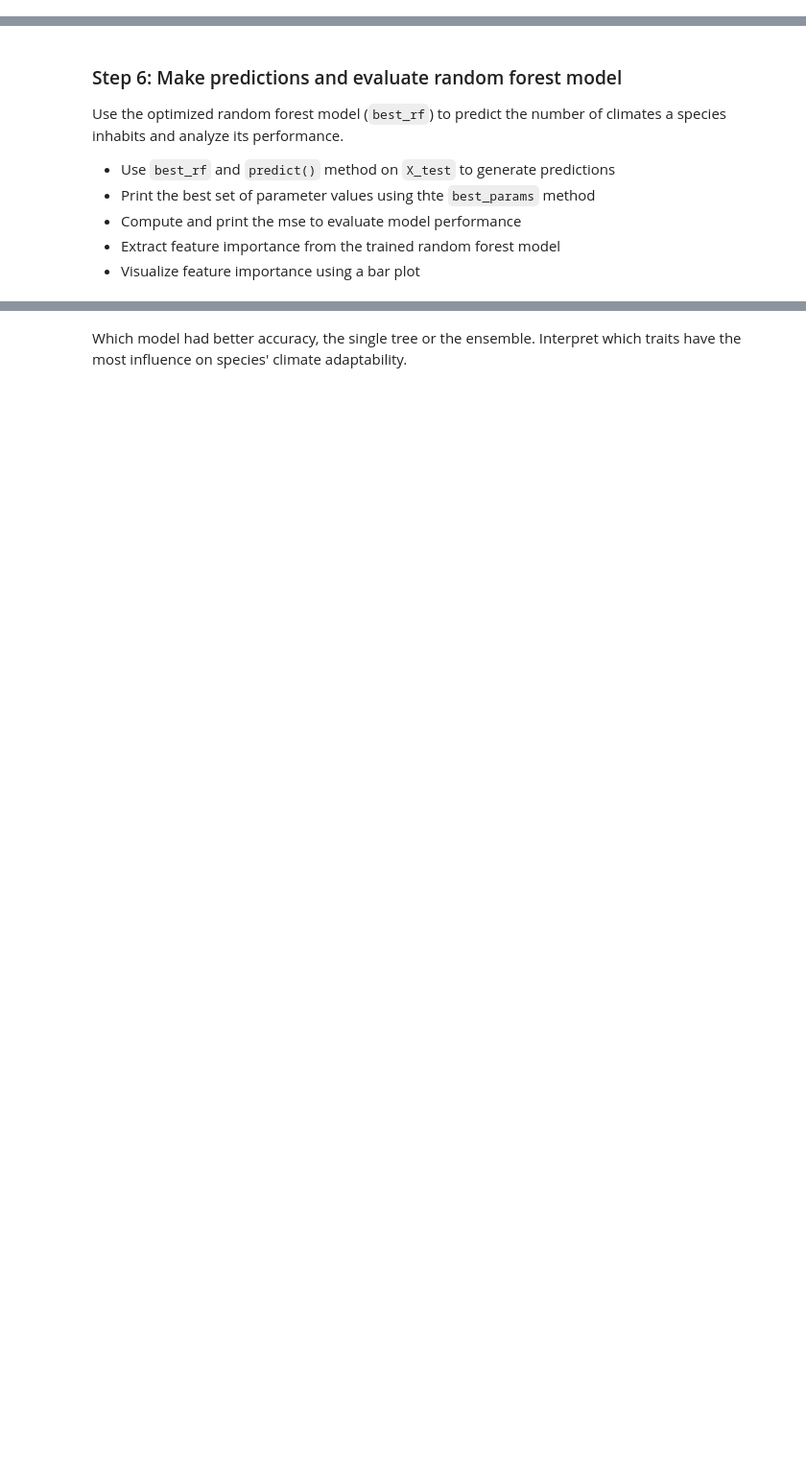
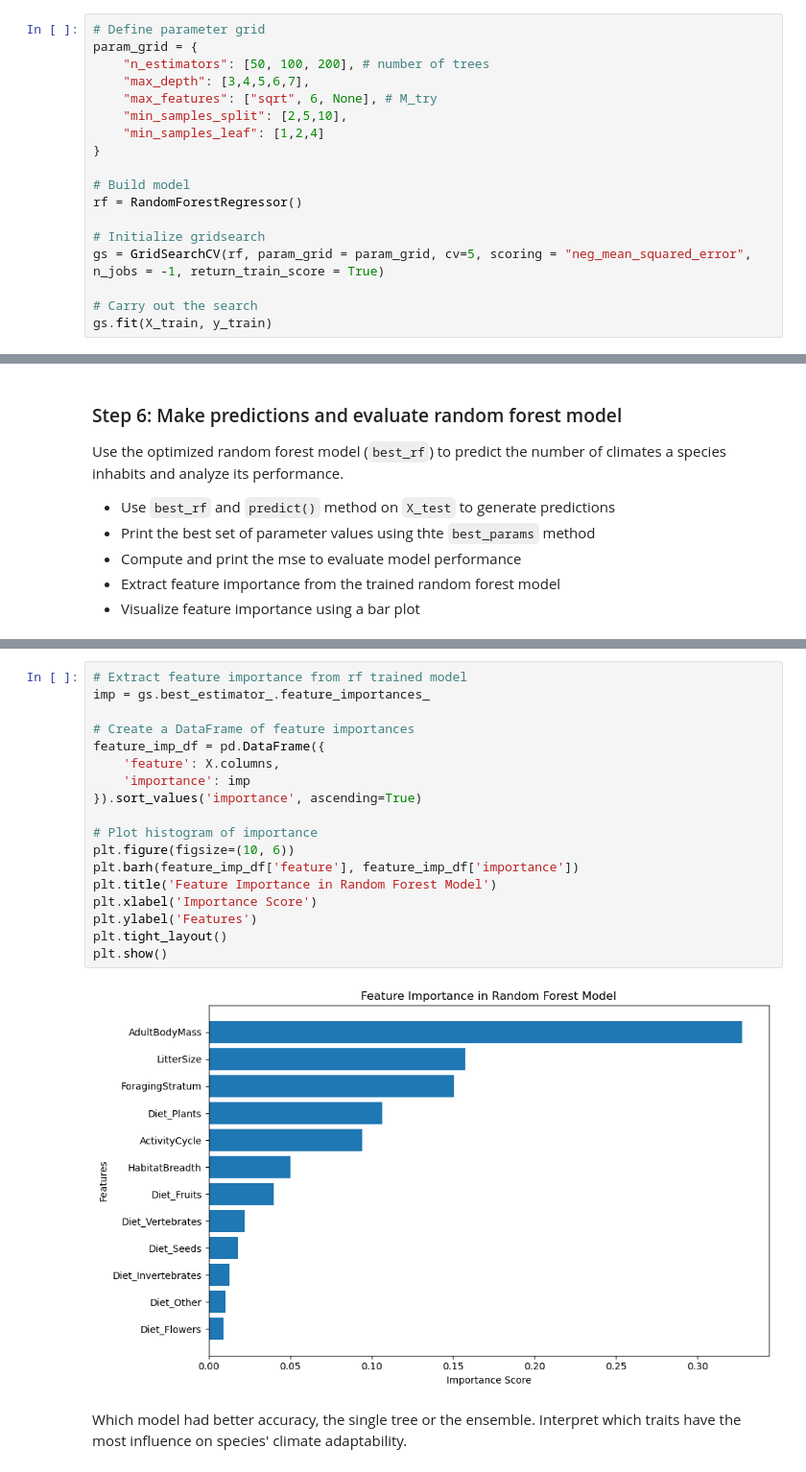
Before and after one commit to ZoeZhouJ/EDS232-labs, a Jupyter notebook: week6/lab6-mammal-traits.ipynb, the cells around one changed output, grey strips where cells are left out. Shown at 96% size. Saved outputs shown, nothing was run; the diff lists cells and outputs as text; blank space fills up the shorter version.

```diff
--- a/week6/lab6-mammal-traits.ipynb
+++ b/week6/lab6-mammal-traits.ipynb
@@ -182,0 +238,18 @@ Now we'll use a more sophisticated ensemble approach where we optimize the value
+# %%
+# Define parameter grid
+param_grid = {
+    "n_estimators": [50, 100, 200], # number of trees
+    "max_depth": [3,4,5,6,7],
+    "max_features": ["sqrt", 6, None], # M_try
+    "min_samples_split": [2,5,10],
+    "min_samples_leaf": [1,2,4]
+}
+
+# Build model
+rf = RandomForestRegressor()
+
+# Initialize gridsearch
+gs = GridSearchCV(rf, param_grid = param_grid, cv=5, scoring = "neg_mean_squared_error", n_jobs = -1, return_train_score = True)
+
+# Carry out the search
+gs.fit(X_train, y_train)
@@ -194,2 +308,22 @@ Use the optimized random forest model (`best_rf`) to predict the number of clima
+# %%
+# Extract feature importance from rf trained model
+imp = gs.best_estimator_.feature_importances_
+
+# Create a DataFrame of feature importances
+feature_imp_df = pd.DataFrame({
+    'feature': X.columns,
+    'importance': imp
+}).sort_values('importance', ascending=True)
+
+# Plot histogram of importance
+plt.figure(figsize=(10, 6))
+plt.barh(feature_imp_df['feature'], feature_imp_df['importance'])
+plt.title('Feature Importance in Random Forest Model')
+plt.xlabel('Importance Score')
+plt.ylabel('Features')
+plt.tight_layout()
+plt.show()
+# %% [output]
+[figure, added]
 # %% [markdown]
 Which model had better accuracy, the single tree or the ensemble.  Interpret which traits have the most influence on species' climate adaptability.
```
Also changed, not shown: parts of 22 cells of this notebook, 3 other files.
